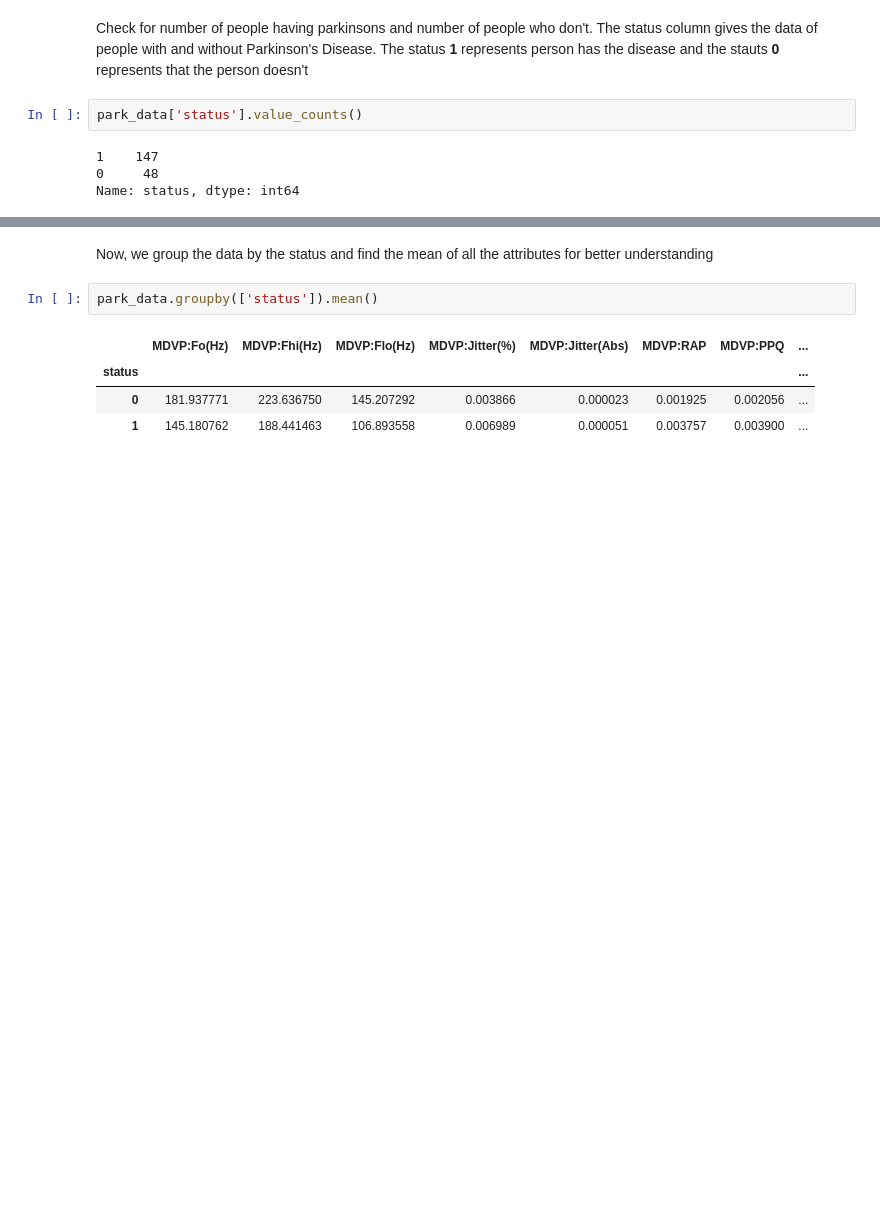
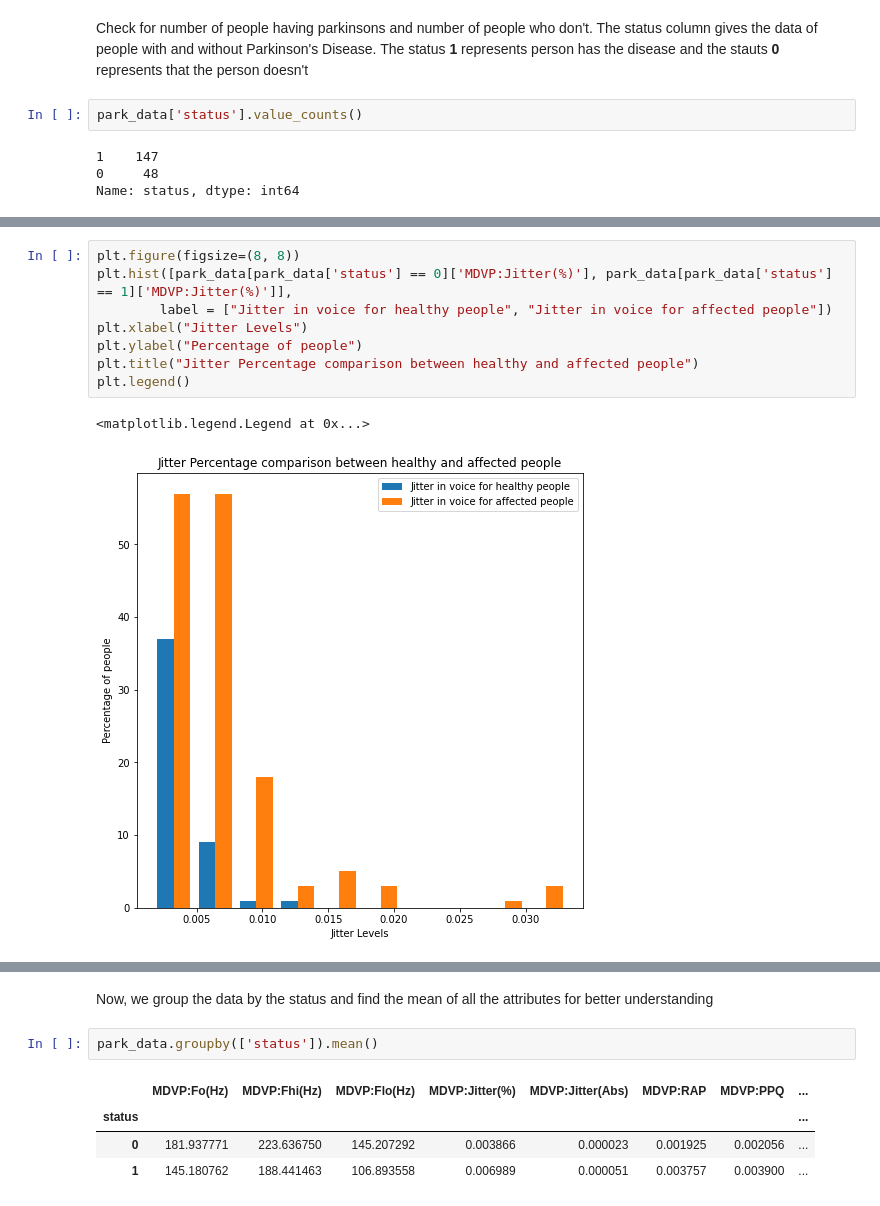
Before and after one commit to anjali301/healthcare-ML, a Jupyter notebook: health/care/disease/Parkinson's Disease.ipynb, the cells around one changed output, grey strips where cells are left out. Drawn from its saved outputs; the diff is of its cells as text; blank space fills up the shorter version.

```diff
--- a/health/care/disease/Parkinson's Disease.ipynb
+++ b/health/care/disease/Parkinson's Disease.ipynb
@@ -86,0 +106,11 @@ Name: status, dtype: int64
+# %%
+plt.figure(figsize=(8, 8))
+plt.hist([park_data[park_data['status'] == 0]['MDVP:Jitter(%)'], park_data[park_data['status'] == 1]['MDVP:Jitter(%)']],
+        label = ["Jitter in voice for healthy people", "Jitter in voice for affected people"])
+plt.xlabel("Jitter Levels")
+plt.ylabel("Percentage of people")
+plt.title("Jitter Percentage comparison between healthy and affected people")
+plt.legend()
+# %% [output]
+<matplotlib.legend.Legend at 0x...>
+[figure, added]
```
Also changed, not shown: parts of 10 cells of this notebook.
